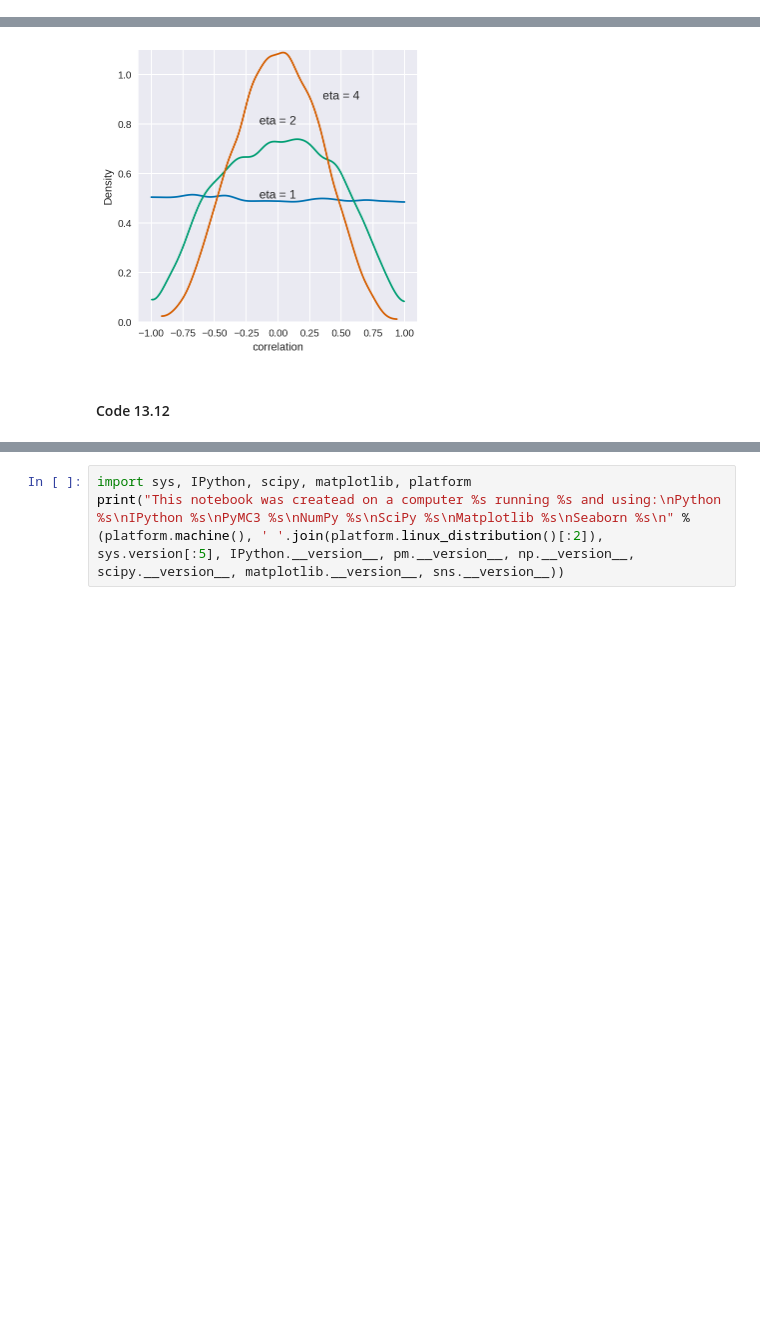
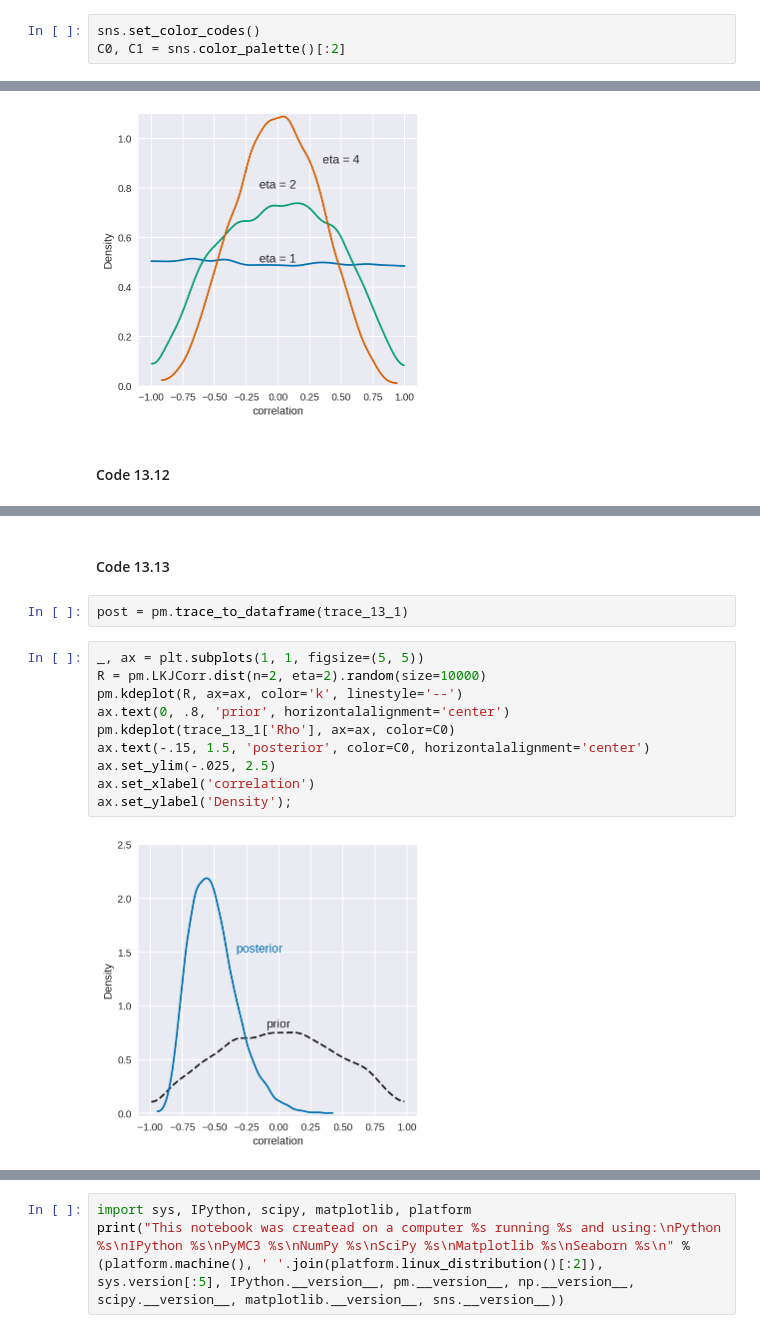
Before and after one commit to aloctavodia/Statistical-Rethinking-with-Python-and-PyMC3, a Jupyter notebook: Chp_13.ipynb, the cells around one changed output, grey strips where cells are left out. Drawn from its saved outputs; the diff is of its cells as text; blank space fills up the shorter version.

```diff
--- a/Chp_13.ipynb
+++ b/Chp_13.ipynb
@@ -9,6 +9,9 @@ from theano import tensor as tt
 
 %config InlineBackend.figure_format = 'retina'
 plt.style.use(['seaborn-colorblind', 'seaborn-darkgrid'])
+# %%
+sns.set_color_codes()
+C0, C1 = sns.color_palette()[:2]
 # %% [markdown]
 #### Code 13.1
 # %%
@@ -168,0 +152,16 @@ trace_df.head()
+# %% [markdown]
+#### Code 13.13
+# %%
+post = pm.trace_to_dataframe(trace_13_1)
+# %%
+_, ax = plt.subplots(1, 1, figsize=(5, 5))
+R = pm.LKJCorr.dist(n=2, eta=2).random(size=10000)
+pm.kdeplot(R, ax=ax, color='k', linestyle='--')
+ax.text(0, .8, 'prior', horizontalalignment='center')
+pm.kdeplot(trace_13_1['Rho'], ax=ax, color=C0)
+ax.text(-.15, 1.5, 'posterior', color=C0, horizontalalignment='center')
+ax.set_ylim(-.025, 2.5)
+ax.set_xlabel('correlation')
+ax.set_ylabel('Density');
+# %% [output]
+[figure, added]
```
Also changed, not shown: parts of 36 cells of this notebook.
